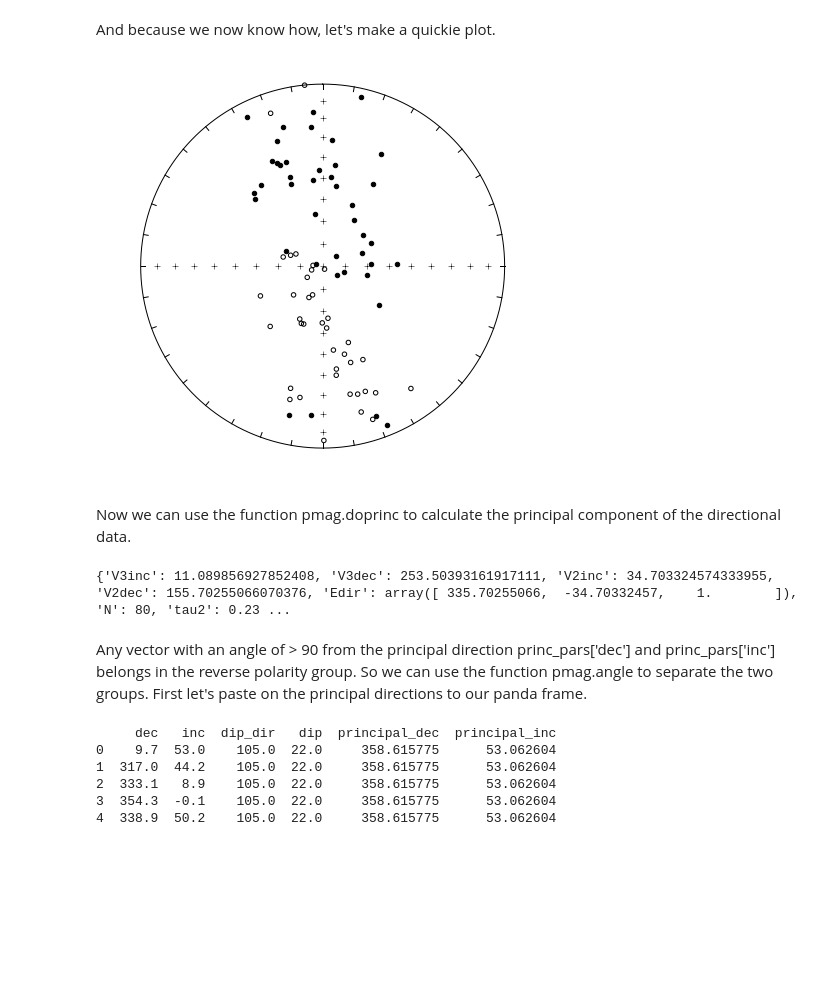
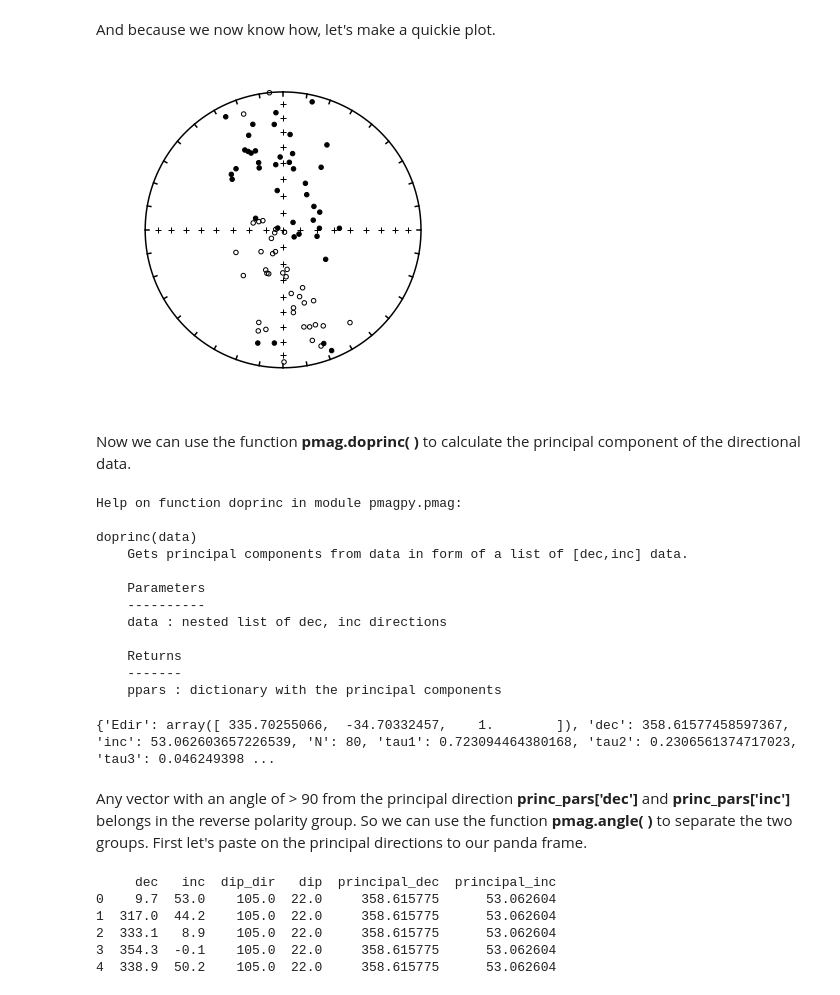
Before and after one commit to ltauxe/Essentials_Notebooks, a Jupyter notebook: Chapter_11/essentials_ch_11.ipynb, the cells around one changed output. Drawn from its saved outputs; the diff is of its cells as text; code cells hidden in the pictures; blank space fills up the shorter version.

```diff
--- a/Chapter_11/essentials_ch_11.ipynb
+++ b/Chapter_11/essentials_ch_11.ipynb
@@ -297,20 +369,35 @@ print frame.head()
 And because we now know how, let's make a quickie plot.
 # %%
 DI=np.array([frame['dec'],frame['inc']]).transpose() # peel out the decs and incs and make a new array
-plt.figure(num=2,figsize=(6,6),dpi=160) # set up the figure object
+plt.figure(num=2,figsize=(5,5)) # set up the figure object
 ipmag.plot_net(2) # plot the equal area net
 ipmag.plot_di(frame['dec'],frame['inc']) # put on the directions
 # %% [output]
-[figure, old version]
+[figure, new version]
 # %% [markdown]
-Now we can use the function pmag.doprinc to calculate the principal component of the directional data.
+Now we can use the function **pmag.doprinc( )** to calculate the principal component of the directional data.
+# %%
+help(pmag.doprinc)
+# %% [output]
+Help on function doprinc in module pmagpy.pmag:
+
+doprinc(data)
+    Gets principal components from data in form of a list of [dec,inc] data.
+
+    Parameters
+    ----------
+    data : nested list of dec, inc directions
+
+    Returns
+    -------
+    ppars : dictionary with the principal components
 # %%
 princ_pars=pmag.doprinc(DI)
-print princ_pars
+print (princ_pars)
 # %% [output]
-{'V3inc': 11.089856927852408, 'V3dec': 253.50393161917111, 'V2inc': 34.703324574333955, 'V2dec': 155.70255066070376, 'Edir': array([ 335.70255066,  -34.70332457,    1.        ]), 'N': 80, 'tau2': 0.23 ...
+{'Edir': array([ 335.70255066,  -34.70332457,    1.        ]), 'dec': 358.61577458597367, 'inc': 53.062603657226539, 'N': 80, 'tau1': 0.723094464380168, 'tau2': 0.2306561374717023, 'tau3': 0.046249398 ...
 # %% [markdown]
-Any vector with an angle of > 90 from the principal direction princ_pars['dec'] and princ_pars['inc'] belongs in the reverse polarity group.  So we can use the function pmag.angle to separate the two groups. First let's paste on the principal directions to our panda frame.
+Any vector with an angle of > 90 from the principal direction **princ_pars['dec']** and **princ_pars['inc']** belongs in the reverse polarity group.  So we can use the function **pmag.angle( )** to separate the two groups. First let's paste on the principal directions to our panda frame.
 # %%
 frame['principal_dec']=princ_pars['dec'] # add the principal components to the panda frame.
 frame['principal_inc']=princ_pars['inc']
```
Also changed, not shown: parts of 58 cells of this notebook, 1 other file.
